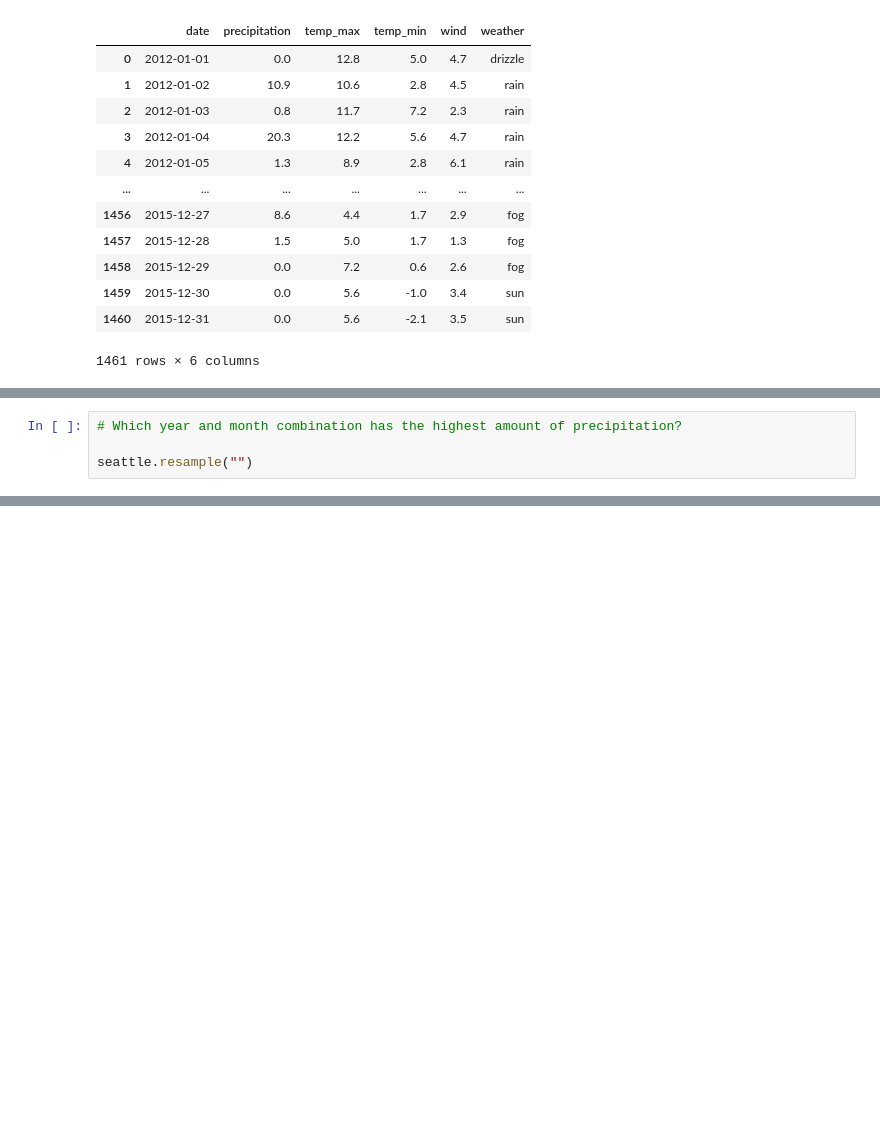
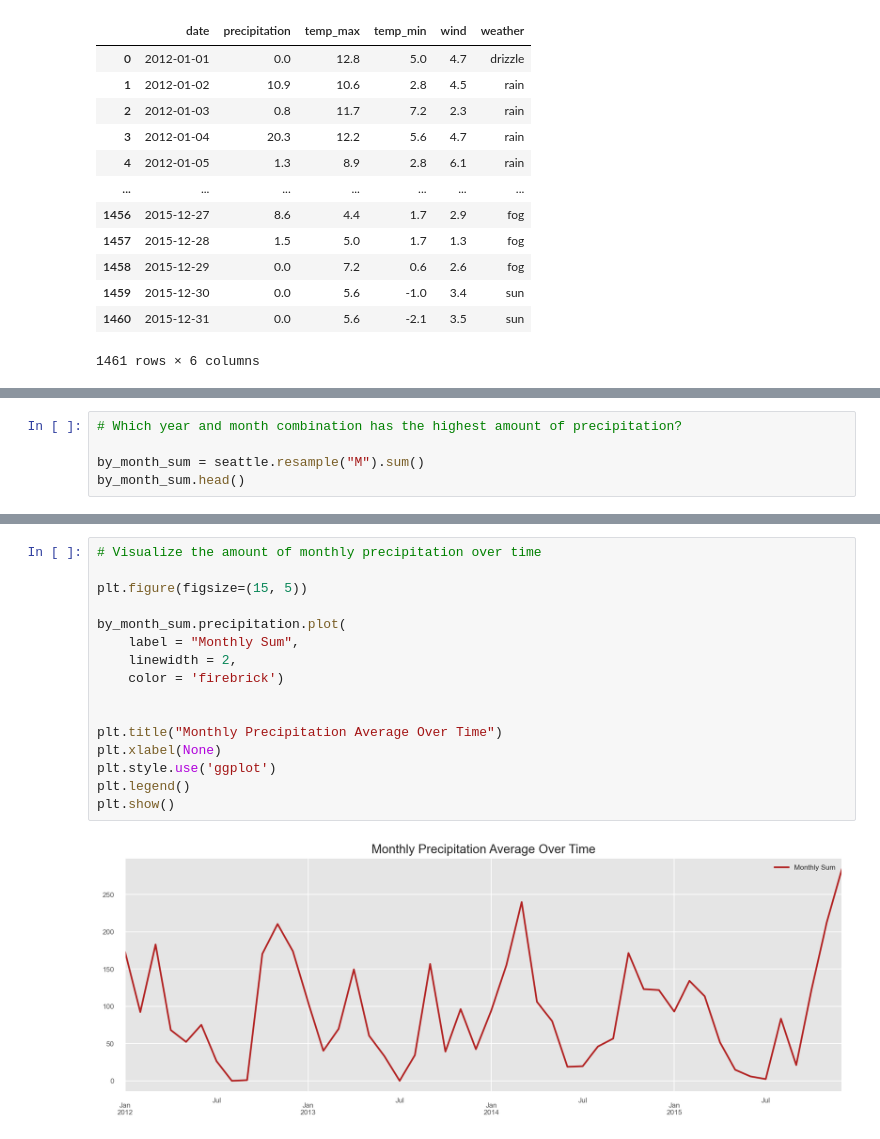
Before and after one commit to mijailmariano/time-series-exercises, a Jupyter notebook: working_with_time_series_data.ipynb, the cells around one changed output, grey strips where cells are left out. Cells and saved outputs as stored; diff of their text form; blank space fills up the shorter version.

```diff
--- a/working_with_time_series_data.ipynb
+++ b/working_with_time_series_data.ipynb
@@ -351,4 +357,5 @@ seattle
 # %%
 # Which year and month combination has the highest amount of precipitation?
 
-seattle.resample("")
+by_month_sum = seattle.resample("M").sum()
+by_month_sum.head()
@@ -354,0 +381,18 @@ seattle.resample("")
+# %%
+# Visualize the amount of monthly precipitation over time
+
+plt.figure(figsize=(15, 5))
+
+by_month_sum.precipitation.plot(
+    label = "Monthly Sum",
+    linewidth = 2,
+    color = 'firebrick')
+
+
+plt.title("Monthly Precipitation Average Over Time")
+plt.xlabel(None)
+plt.style.use('ggplot')
+plt.legend()
+plt.show()
+# %% [output]
+[figure, added]
```
Also changed, not shown: parts of 29 cells of this notebook, 2 other files.
